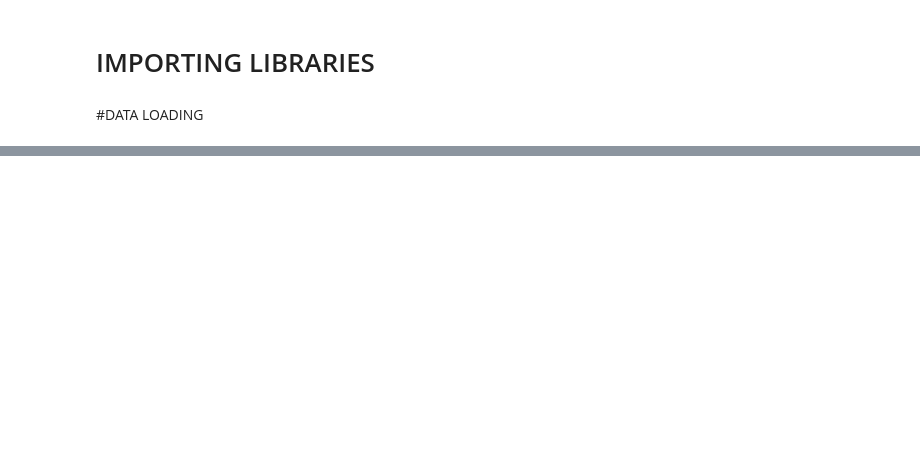
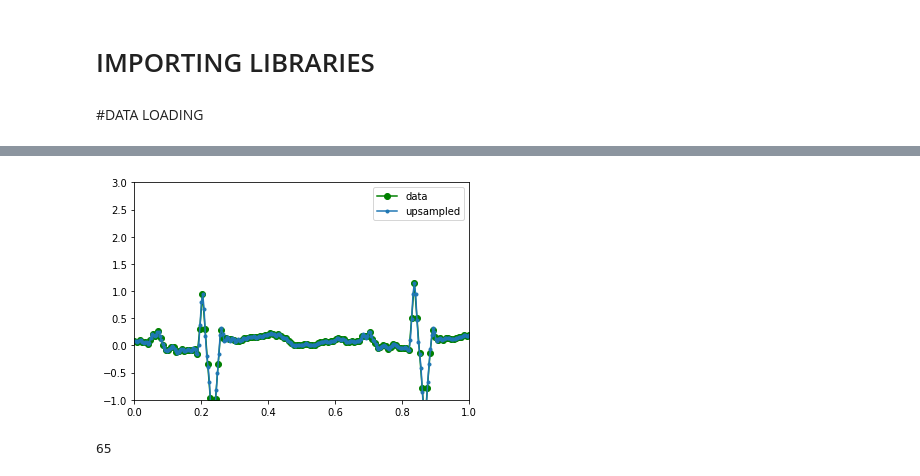
Before and after one commit to alice202122/AI_PROJECT, a Jupyter notebook: AI_Assignment.ipynb, the cells around one changed output, grey strips where cells are left out. Drawn from its saved outputs; the diff is of its cells as text; code cells hidden in the pictures; blank space fills up the shorter version.

```diff
--- a/AI_Assignment.ipynb
+++ b/AI_Assignment.ipynb
@@ -139,0 +184,21 @@ plt.show()
+# %%
+from scipy import signal
+import matplotlib.pyplot as plt
+ecgI_old = T[0][1][:,1]
+fs_128 = 128
+deltafs_128 = 1/fs_128
+time_128 = int(deltafs_128*len(ecgI_old))
+samples_128 = time_128*fs_128
+fs_250 = 250
+deltafs_250 = 1/fs_250
+samples_250 = time_128*fs_250
+xold = np.linspace(0, time_128, samples_128, endpoint=False) #128 Hz
+yold = ecgI_old
+xnew = np.linspace(0, time_128, samples_250, endpoint=False) #250 Hz
+ynew = signal.resample(yold, samples_250)
+plt.plot(xold, yold, 'go-', xnew, ynew, '.-', 10, yold[0], 'ro')
+plt.axis([0, 1, -1, 3])
+plt.legend(['data', 'upsampled'], loc='best')
+plt.show()
+# %% [output]
+[figure, added]
@@ -139,0 +219,4 @@ plt.show()
+# %%
+len(ytot)
+# %% [output]
+65
```
Also changed, not shown: parts of 37 cells of this notebook.
